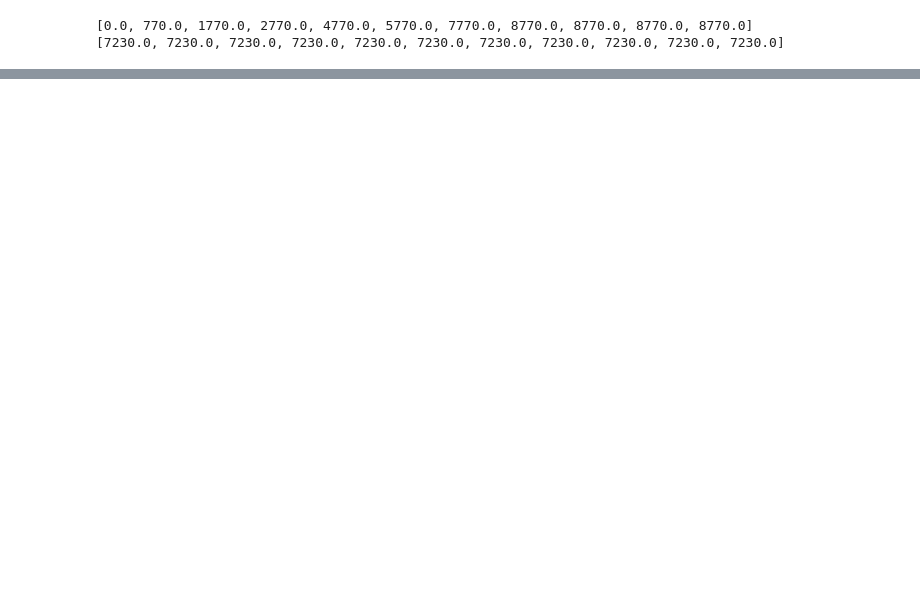
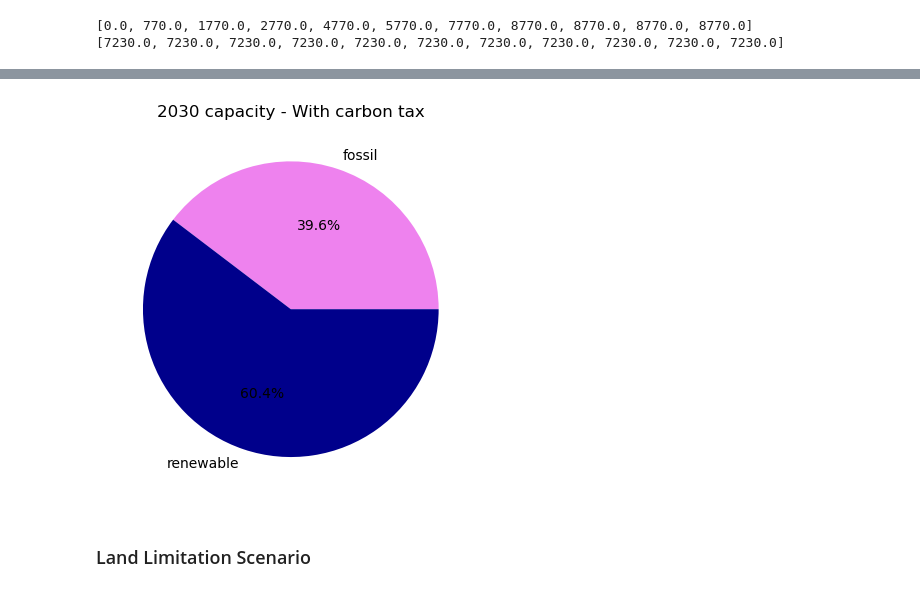
Before and after one commit to RozaliaBuzova/single-region-energy-system-optimisation, a Jupyter notebook: Single_Region_Energy_Model_Clean.ipynb, the cells around one changed output, grey strips where cells are left out. Saved outputs shown, nothing was run; the diff lists cells and outputs as text; code cells hidden in the pictures; blank space fills up the shorter version.

```diff
--- a/Single_Region_Energy_Model_Clean.ipynb
+++ b/Single_Region_Energy_Model_Clean.ipynb
@@ -7,6 +9,11 @@ import pandas as pd
 
 TechnologiesDataFrame = pd.read_excel("single_region_model_inputs.xlsx", sheet_name = "Sheet1")
 YearsDataFrame = pd.read_excel("single_region_model_inputs.xlsx", sheet_name = "Sheet2")
+
+# Additional modelling data
+carbon_tax = 45 # in $/tCO2
+renewables_subsidy = 0.2 # in fraction of Capex subsidised
+limited_area = 20 # in km2
 # %%
 # Visualise Technologies Data
 TechnologiesDataFrame.head()
@@ -143,0 +390,10 @@ plt.show()
+# %%
+# Plot 2030 capacity as pie chart
+capacity_2030_carbon = [pulp.value(cumulative_capacity_carbon[(t,2030)]) for t in technologies]
+plt.pie(capacity_2030_carbon, labels = technologies_carbon, autopct='%1.1f%%', colors = ['violet', 'darkblue'])
+plt.title('2030 capacity - With carbon tax')
+plt.show()
+# %% [output]
+[figure, added]
+# %% [markdown]
+### Land Limitation Scenario
```
Also changed, not shown: parts of 33 cells of this notebook.
